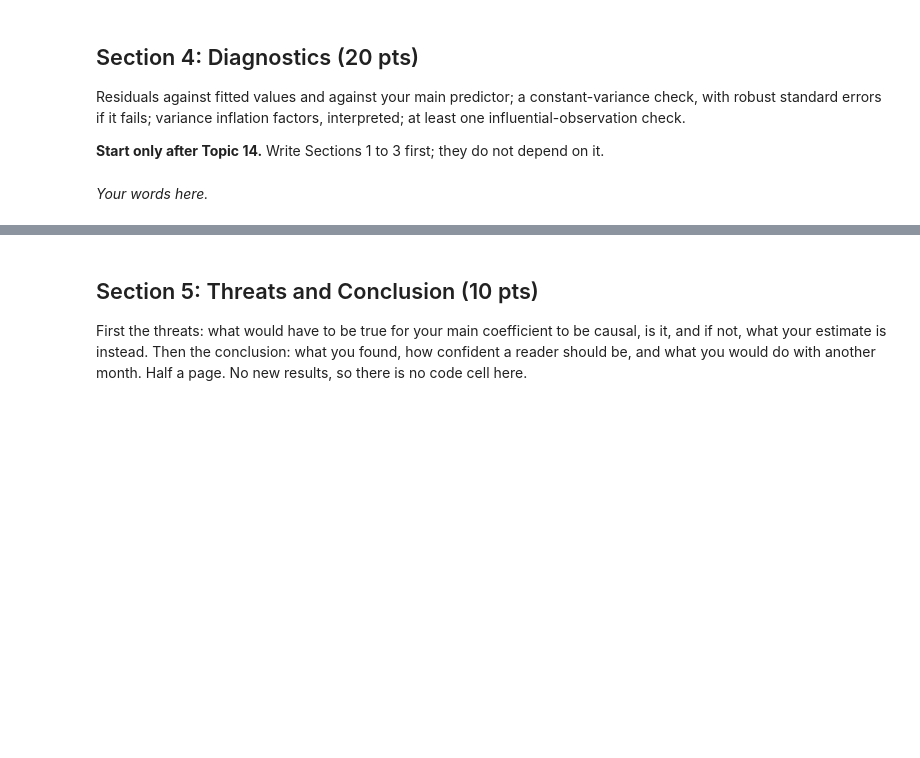
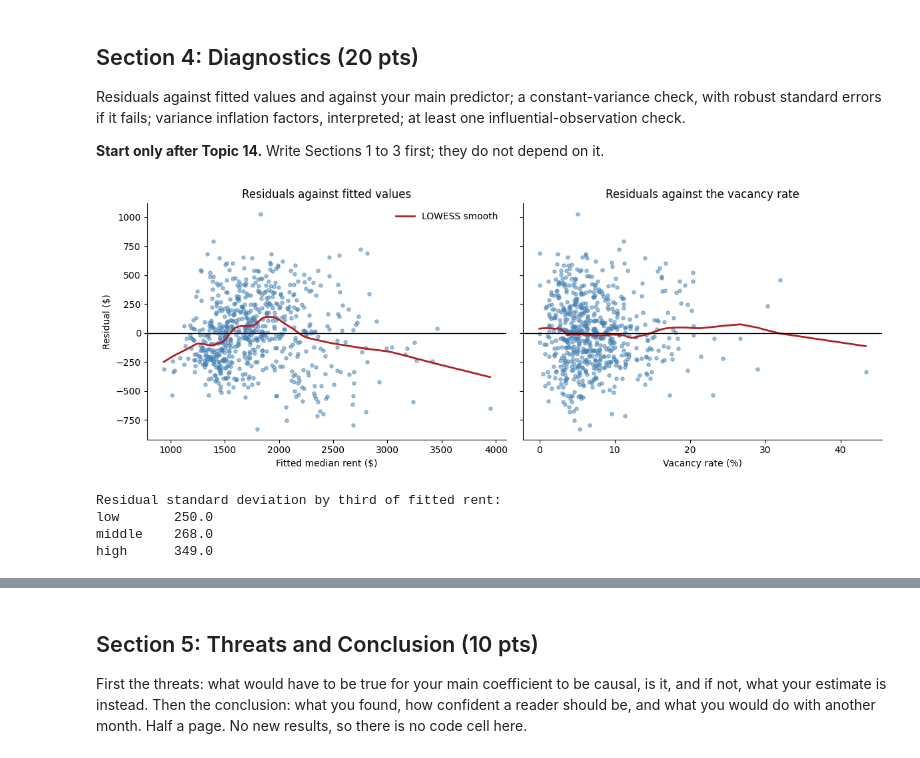
Before and after one commit to diddat/Midterm-Project-Econ_3916_Midterm.ipynb, a Jupyter notebook: midterm_starter.ipynb, the cells around one changed output, grey strips where cells are left out. Cells and saved outputs as stored; diff of their text form; code cells hidden in the pictures; blank space fills up the shorter version.

```diff
--- a/midterm_starter.ipynb
+++ b/midterm_starter.ipynb
@@ -394,5 +643,36 @@ Fit a multivariate OLS model and report it in a formatted regression table (coef
 Residuals against fitted values and against your main predictor; a constant-variance check, with robust standard errors if it fails; variance inflation factors, interpreted; at least one influential-observation check.
 
 **Start only after Topic 14.** Write Sections 1 to 3 first; they do not depend on it.
-# %% [markdown]
-*Your words here.*
+# %%
+# Section 4a: residual plots
+resid, fitted = main.resid, main.fittedvalues
+
+fig, axes = plt.subplots(1, 2, figsize=(12, 4.5), sharey=True)
+for ax, xv, xl in [(axes[0], fitted, "Fitted median rent ($)"),
+                   (axes[1], analysis_df["vacancy_pct"], "Vacancy rate (%)")]:
+    ax.scatter(xv, resid, s=14, alpha=0.5, color="steelblue")
+    sm_line = lowess(resid, xv, frac=0.3)
+    ax.plot(sm_line[:, 0], sm_line[:, 1], color="firebrick", lw=2, label="LOWESS smooth")
+    ax.axhline(0, color="black", lw=1)
+    ax.set_xlabel(xl)
+    ax.spines["top"].set_visible(False)
+    ax.spines["right"].set_visible(False)
+axes[0].set_ylabel("Residual ($)")
+axes[0].legend(frameon=False)
+axes[0].set_title("Residuals against fitted values")
+axes[1].set_title("Residuals against the vacancy rate")
+fig.tight_layout()
+fig.savefig("figures/fig3_residuals.png", dpi=200, bbox_inches="tight")
+plt.show()
+
+# Spread of residuals in the lowest and highest thirds of fitted values
+terc = pd.qcut(fitted, 3, labels=["low", "middle", "high"])
+RESID_SD_BY_TERCILE = resid.groupby(terc, observed=True).std()
+print("Residual standard deviation by third of fitted rent:")
+print(RESID_SD_BY_TERCILE.round(0).to_string())
+# %% [output]
+[figure, added]
+Residual standard deviation by third of fitted rent:
+low       250.0
+middle    268.0
+high      349.0
```
Also changed, not shown: parts of 28 cells of this notebook.
